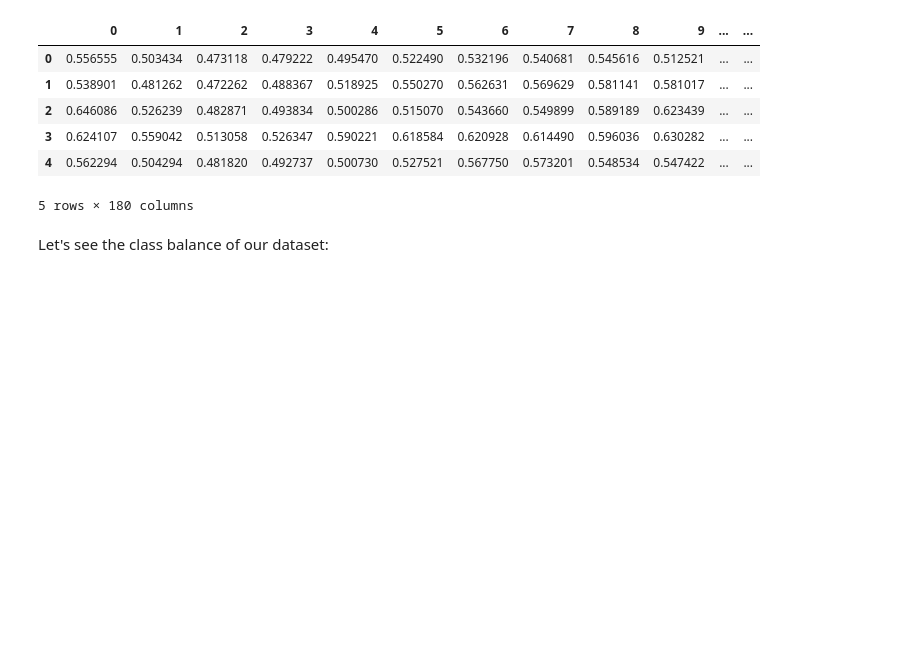
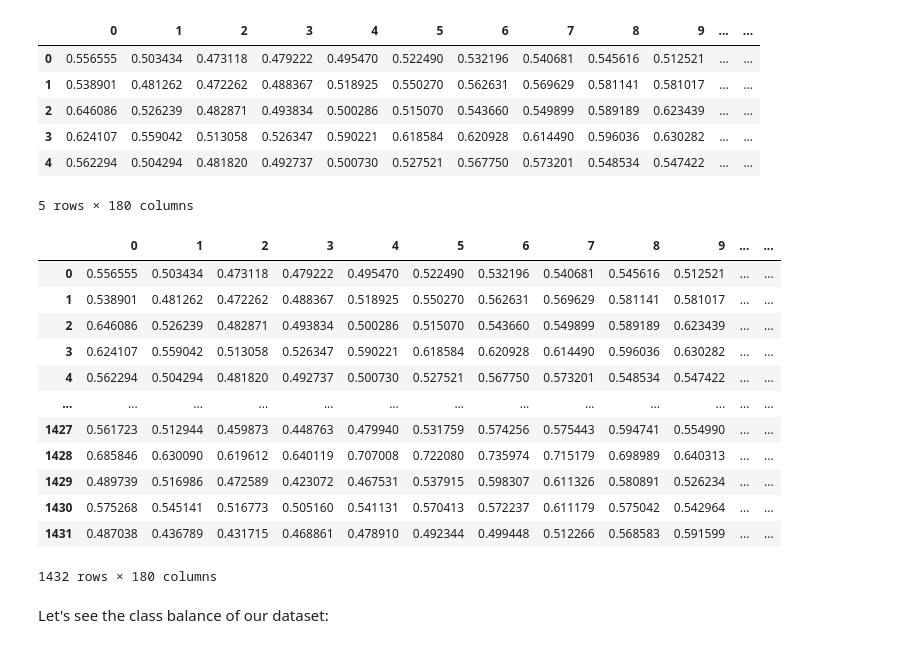
Before and after one commit to Vixlump/Week3-ClassicML, a Jupyter notebook: Week_3_MachineLearning.ipynb, the cells around one changed output. Cells and saved outputs as stored; diff of their text form; code cells hidden in the pictures; blank space fills up the shorter version.

```diff
--- a/Week_3_MachineLearning.ipynb
+++ b/Week_3_MachineLearning.ipynb
@@ -244,8 +244,9 @@ features=pd.read_csv('/content/drive/MyDrive/School/IAT_360/Data/featuresRavdess
 emotions=pd.read_csv('/content/drive/MyDrive/School/IAT_360/Data/emotionsRavdess.csv',index_col=0)
 # %%
 #since actor 25 is my own data set and not the original this section exists only to remove my data from the set so only the original remains
-features = features.drop(features.tail(8).index)
-emotions = emotions.drop(emotions.tail(8).index)
+# removing 8 breaks the dataset so I guess 7 is likely the solution
+features = features.drop(features.tail(7).index)
+emotions = emotions.drop(emotions.tail(7).index)
 # %% [markdown]
 let's see if they have been loaded correctly!
 # %%
@@ -258,6 +259,22 @@ features.head()
 | 3 | 0.624107 | 0.559042 | 0.513058 | 0.526347 | 0.590221 | 0.618584 | 0.620928 | 0.614490 | 0.596036 | 0.630282 | ... | ... |
 | 4 | 0.562294 | 0.504294 | 0.481820 | 0.492737 | 0.500730 | 0.527521 | 0.567750 | 0.573201 | 0.548534 | 0.547422 | ... | ... |
 5 rows × 180 columns
+# %%
+features
+# %% [output]
+|  | 0 | 1 | 2 | 3 | 4 | 5 | 6 | 7 | 8 | 9 | ... | ... |
+| 0 | 0.556555 | 0.503434 | 0.473118 | 0.479222 | 0.495470 | 0.522490 | 0.532196 | 0.540681 | 0.545616 | 0.512521 | ... | ... |
+| 1 | 0.538901 | 0.481262 | 0.472262 | 0.488367 | 0.518925 | 0.550270 | 0.562631 | 0.569629 | 0.581141 | 0.581017 | ... | ... |
+| 2 | 0.646086 | 0.526239 | 0.482871 | 0.493834 | 0.500286 | 0.515070 | 0.543660 | 0.549899 | 0.589189 | 0.623439 | ... | ... |
+| 3 | 0.624107 | 0.559042 | 0.513058 | 0.526347 | 0.590221 | 0.618584 | 0.620928 | 0.614490 | 0.596036 | 0.630282 | ... | ... |
+| 4 | 0.562294 | 0.504294 | 0.481820 | 0.492737 | 0.500730 | 0.527521 | 0.567750 | 0.573201 | 0.548534 | 0.547422 | ... | ... |
+| ... | ... | ... | ... | ... | ... | ... | ... | ... | ... | ... | ... | ... |
+| 1427 | 0.561723 | 0.512944 | 0.459873 | 0.448763 | 0.479940 | 0.531759 | 0.574256 | 0.575443 | 0.594741 | 0.554990 | ... | ... |
+| 1428 | 0.685846 | 0.630090 | 0.619612 | 0.640119 | 0.707008 | 0.722080 | 0.735974 | 0.715179 | 0.698989 | 0.640313 | ... | ... |
+| 1429 | 0.489739 | 0.516986 | 0.472589 | 0.423072 | 0.467531 | 0.537915 | 0.598307 | 0.611326 | 0.580891 | 0.526234 | ... | ... |
+| 1430 | 0.575268 | 0.545141 | 0.516773 | 0.505160 | 0.541131 | 0.570413 | 0.572237 | 0.611179 | 0.575042 | 0.542964 | ... | ... |
+| 1431 | 0.487038 | 0.436789 | 0.431715 | 0.468861 | 0.478910 | 0.492344 | 0.499448 | 0.512266 | 0.568583 | 0.591599 | ... | ... |
+1432 rows × 180 columns
 # %% [markdown]
 Let's see the class balance of our dataset:
 # %%
```
Also changed, not shown: parts of 6 cells of this notebook.
